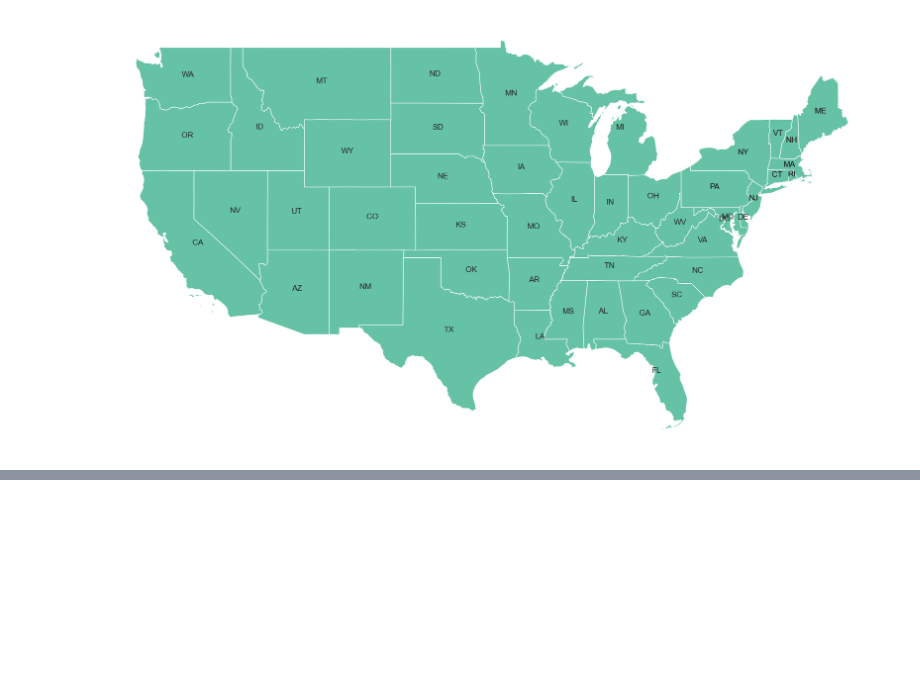
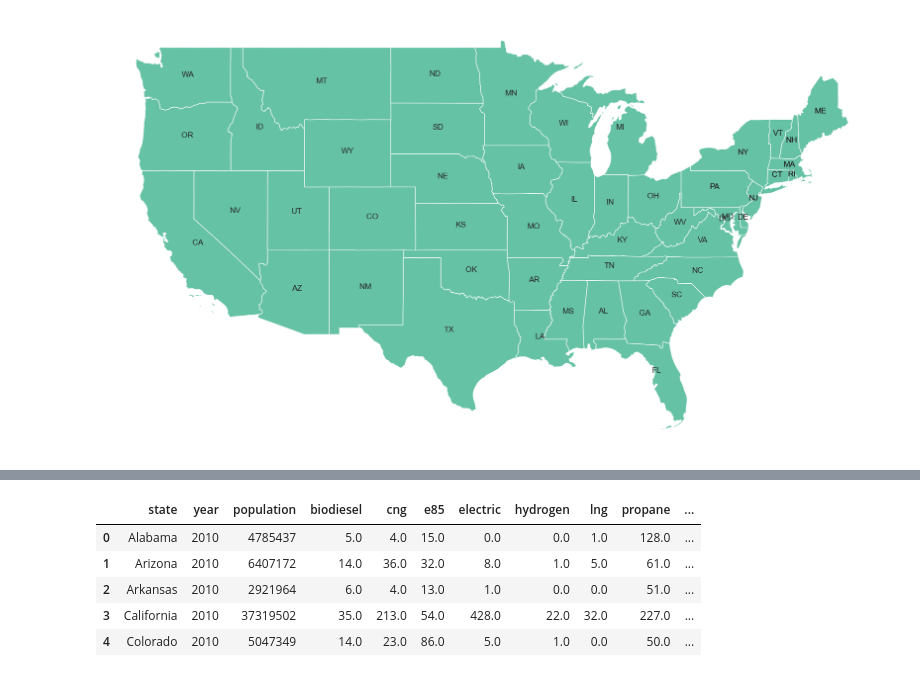
Before and after one commit to boay00/group-project-ev, a Jupyter notebook: code/bede-eda.ipynb, the cells around one changed output, grey strips where cells are left out. Cells and saved outputs as stored; diff of their text form; code cells hidden in the pictures; blank space fills up the shorter version.

```diff
--- a/code/bede-eda.ipynb
+++ b/code/bede-eda.ipynb
@@ -258,0 +336,4 @@ st_stations.replace('Hawaii', np.nan).dropna(inplace = True)
+# %%
+populations.rename(columns = {
+    'name' : 'state'
+}, inplace = True)
@@ -258,0 +365,9 @@ st_stations.replace('Hawaii', np.nan).dropna(inplace = True)
+# %%
+pop_stations.head()
+# %% [output]
+|  | state | year | population | biodiesel | cng | e85 | electric | hydrogen | lng | propane | ... |
+| 0 | Alabama | 2010 | 4785437 | 5.0 | 4.0 | 15.0 | 0.0 | 0.0 | 1.0 | 128.0 | ... |
+| 1 | Arizona | 2010 | 6407172 | 14.0 | 36.0 | 32.0 | 8.0 | 1.0 | 5.0 | 61.0 | ... |
+| 2 | Arkansas | 2010 | 2921964 | 6.0 | 4.0 | 13.0 | 1.0 | 0.0 | 0.0 | 51.0 | ... |
+| 3 | California | 2010 | 37319502 | 35.0 | 213.0 | 54.0 | 428.0 | 22.0 | 32.0 | 227.0 | ... |
+| 4 | Colorado | 2010 | 5047349 | 14.0 | 23.0 | 86.0 | 5.0 | 1.0 | 0.0 | 50.0 | ... |
```
Also changed, not shown: parts of 24 cells of this notebook, 2 other files.
